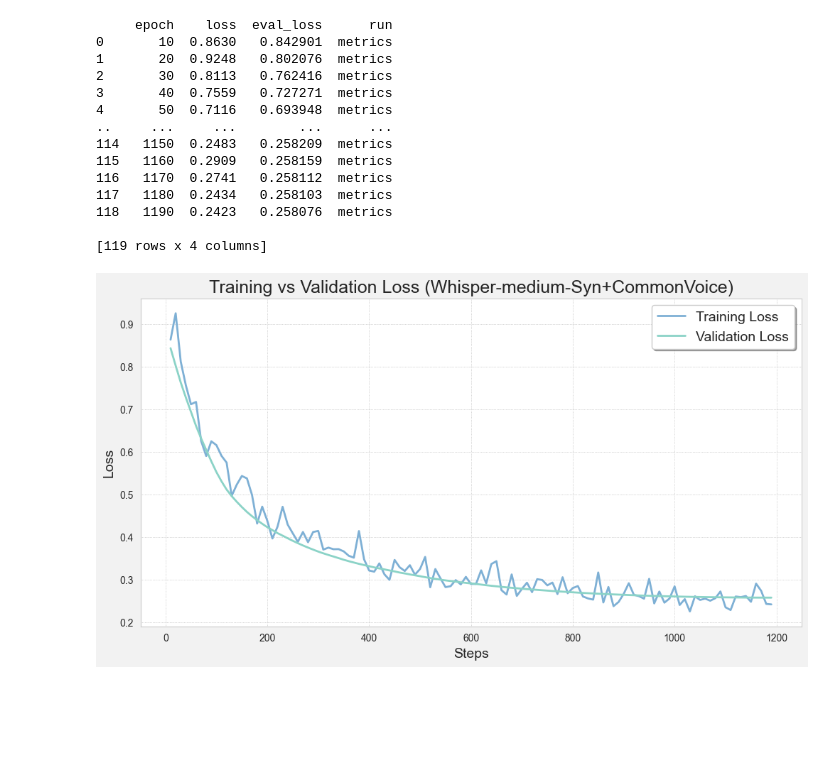
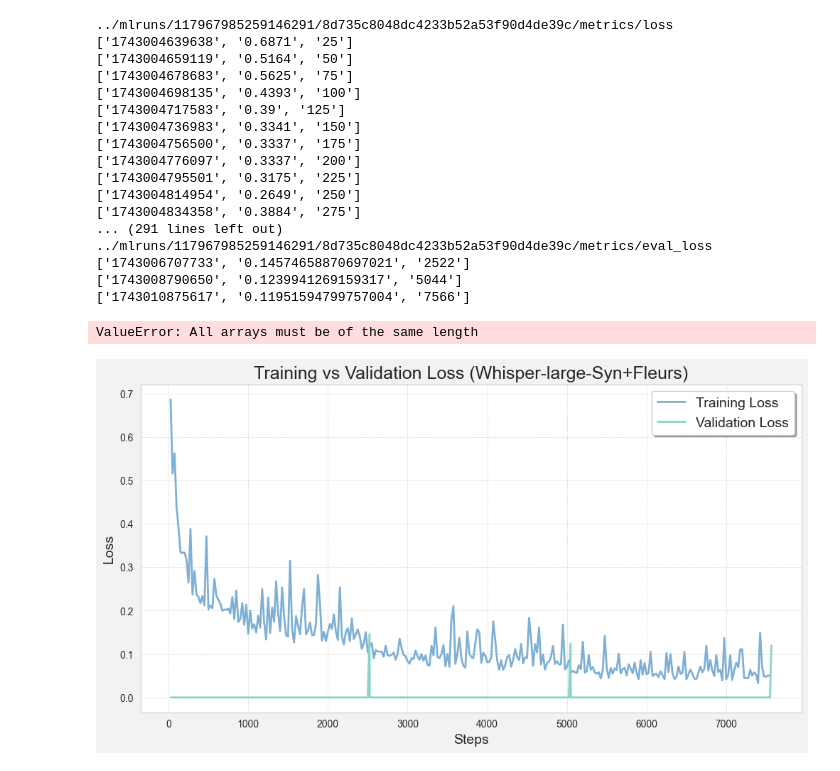
Before and after one commit to grdphilip/swedish_semantic_audio_filtering, a Jupyter notebook: plots/create_pretty_plot.ipynb, the cells around one changed output. Drawn from its saved outputs; the diff is of its cells as text; code cells hidden in the pictures; blank space fills up the shorter version.

Commit message:
new eval

```diff
--- a/plots/create_pretty_plot.ipynb
+++ b/plots/create_pretty_plot.ipynb
@@ -10,14 +10,16 @@ import pandas as pd
 run_paths = [
    #"../mlruns/117967985259146291/0320dd8c949d4fed92b098c9bc2ea4b4/metrics/", # SMALL SYN
     #"../mlruns/117967985259146291/fe82d5ea6ef14bfcaa382bac08eca665/metrics/", # MEDIUM SYN
+    "../mlruns/117967985259146291/8d735c8048dc4233b52a53f90d4de39c/metrics/", # LARGE SYN
 
     #"../mlruns/117967985259146291/6111072cb4fc420099d4cbbfff0e0a28/metrics/", # SMALL SYNFLEUR 1.0h
+    #"../mlruns/117967985259146291/f21f880299db4b3987ddf60a70f965cd/metrics/", # MEDIUM SYNFLEUR 1.0h
+    #"../mlruns/117967985259146291/eaad4c60cd734ecd84e43b94f4250fd9/metrics/", # LARGE SYNFLEUR
 
 
     #"../mlruns/117967985259146291/1d6aa256120f478aa454490c7bc9e1d4/metrics/", # SMALL SYNCV
     #"../mlruns/117967985259146291/b5fbbe1ad2f64e8d866592754a2f181b/metrics/", # MEDIUM SYNCV
-
-    "../mlruns/117967985259146291/8d735c8048dc4233b52a53f90d4de39c/metrics/", # LARGE SYNCV
+    #"../mlruns/117967985259146291/957f69d28f5c4835b4084932b946c948/metrics/", # LARGE SYNCV
 
 ]
 
@@ -28,6 +30,7 @@ for run_path in run_paths:
 
     for file_name, col_name in [("loss", "loss"), ("eval_loss", "eval_loss")]:
         file_path = os.path.join(run_path, file_name)
+        print(file_path)
 
         if os.path.exists(file_path):
             with open(file_path, "r") as file:
@@ -39,8 +42,19 @@ for run_path in run_paths:
                     parts = line.strip().split()  # Split by whitespace
                     if len(parts) == 3:
                         _, loss, epoch = parts
+
+                        if file_name == "eval_loss":
+                            if loss != None:
+                                latest_eval_loss = loss
+
+
                         epochs.append(int(epoch))
-                        losses.append(float(loss))
+                        if loss != None:
+                            losses.append(float(loss))
+                        else:
+                            losses.append(float(latest_eval_loss))
+
+
 
                 data[col_name] = losses
                 data["epoch"] = epochs
@@ -65,44 +79,48 @@ df = df.sort_values(by="epoch").reset_index(drop=True)
 
 print(df)
 # %% [output]
-     epoch    loss  eval_loss      run
-0       10  0.8630   0.842901  metrics
-1       20  0.9248   0.802076  metrics
-2       30  0.8113   0.762416  metrics
-3       40  0.7559   0.727271  metrics
-4       50  0.7116   0.693948  metrics
-..     ...     ...        ...      ...
-114   1150  0.2483   0.258209  metrics
-115   1160  0.2909   0.258159  metrics
-116   1170  0.2741   0.258112  metrics
-117   1180  0.2434   0.258103  metrics
-118   1190  0.2423   0.258076  metrics
-
-[119 rows x 4 columns]
+../mlruns/117967985259146291/8d735c8048dc4233b52a53f90d4de39c/metrics/loss
+['1743004639638', '0.6871', '25']
+['1743004659119', '0.5164', '50']
+['1743004678683', '0.5625', '75']
+['1743004698135', '0.4393', '100']
+['1743004717583', '0.39', '125']
+['1743004736983', '0.3341', '150']
+['1743004756500', '0.3337', '175']
+['1743004776097', '0.3337', '200']
+['1743004795501', '0.3175', '225']
+['1743004814954', '0.2649', '250']
+['1743004834358', '0.3884', '275']
+... (291 lines left out)
+../mlruns/117967985259146291/8d735c8048dc4233b52a53f90d4de39c/metrics/eval_loss
+['1743006707733', '0.14574658870697021', '2522']
+['1743008790650', '0.1239941269159317', '5044']
+['1743010875617', '0.11951594799757004', '7566']
+ValueError: All arrays must be of the same length
 # %%
 import matplotlib.pyplot as plt
 import seaborn as sns
 
 # Set Seaborn style with a beige background
 sns.set_style("whitegrid")
 plt.figure(figsize=(12, 6), facecolor="#f2f2f2")  # Soft beige background
 
 # Choose a beautiful font# Use a classic serif font
 plt.rcParams["font.size"] = 10       # Slightly larger font
 
 plt.plot(df["epoch"], df["loss"], label="Training Loss",
          color="#7eb0d5", linewidth=2, alpha=1.0)
 plt.plot(df["epoch"], df["eval_loss"], label="Validation Loss",
          color="#8bd3c7", linewidth=2,  alpha=1.0)
 
 plt.xlabel("Steps", fontsize=14)  # Increased label padding
 plt.ylabel("Loss", fontsize=14)  # Increased label padding
-plt.title("Training vs Validation Loss (Whisper-medium-Syn+CommonVoice)", fontsize=18)  # Increased title padding
+plt.title("Training vs Validation Loss (Whisper-large-Syn+Fleurs)", fontsize=18)  # Increased title padding
 
 plt.grid(color="gray", linestyle="dotted", linewidth=0.5, alpha=0.6)
 
 plt.legend(fontsize=14, loc="upper right", frameon=True, shadow=True, facecolor="white")
 
 plt.show()
 # %% [output]
-[figure, old version]
+[figure, new version]
```
Also changed, not shown: 2 other files.
